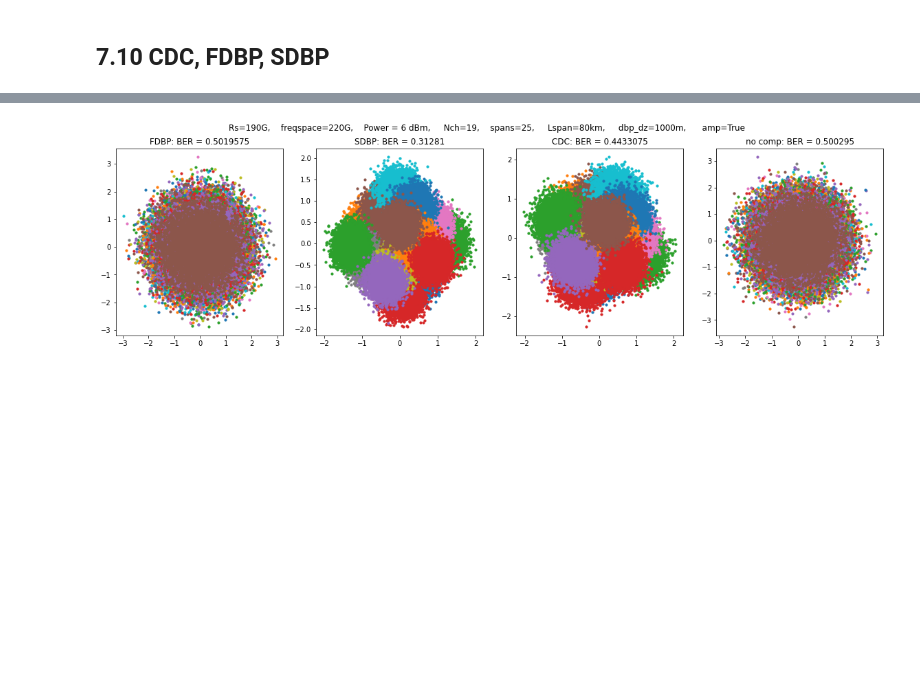
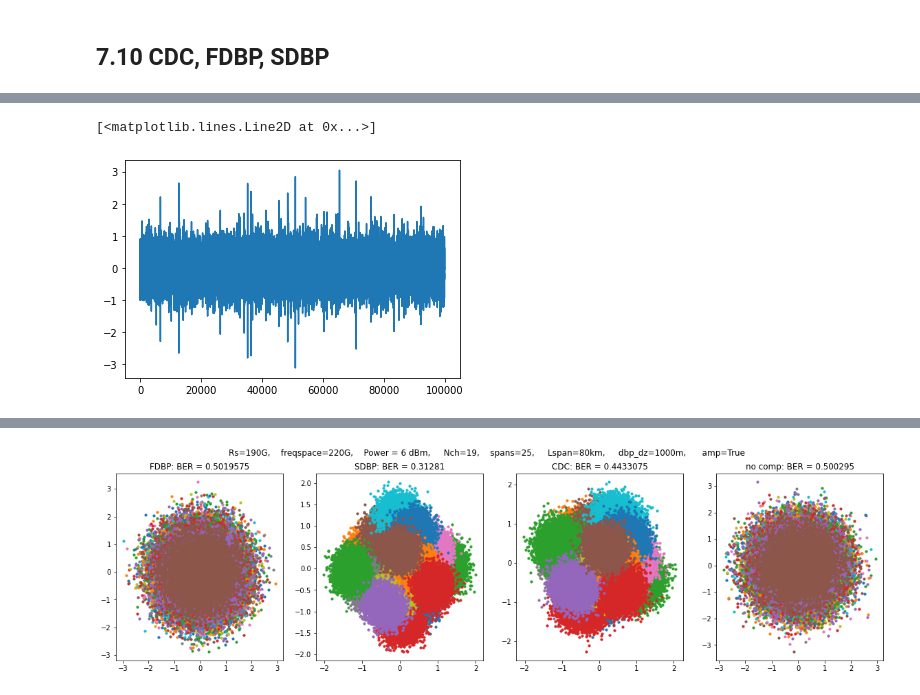
Before and after one commit to xinyuxiao113/optic, a Jupyter notebook: pertubation_new.ipynb, the cells around one changed output, grey strips where cells are left out. Saved outputs shown, nothing was run; the diff lists cells and outputs as text; code cells hidden in the pictures; blank space fills up the shorter version.

```diff
--- a/pertubation_new.ipynb
+++ b/pertubation_new.ipynb
@@ -2167,0 +2230,7 @@ def BPS(z, symbTx, pilotInd=np.arange(100, dtype=int),  N=51, B=31):
+# %%
+theta = np.unwrap(np.angle(z_sdbp[:,0] / symb))
+# %%
+plt.plot(theta[0:-2] - theta[1:-1])
+# %% [output]
+[<matplotlib.lines.Line2D at 0x...>]
+[figure, added]
```
Also changed, not shown: parts of 44 cells of this notebook, 29 other files.
